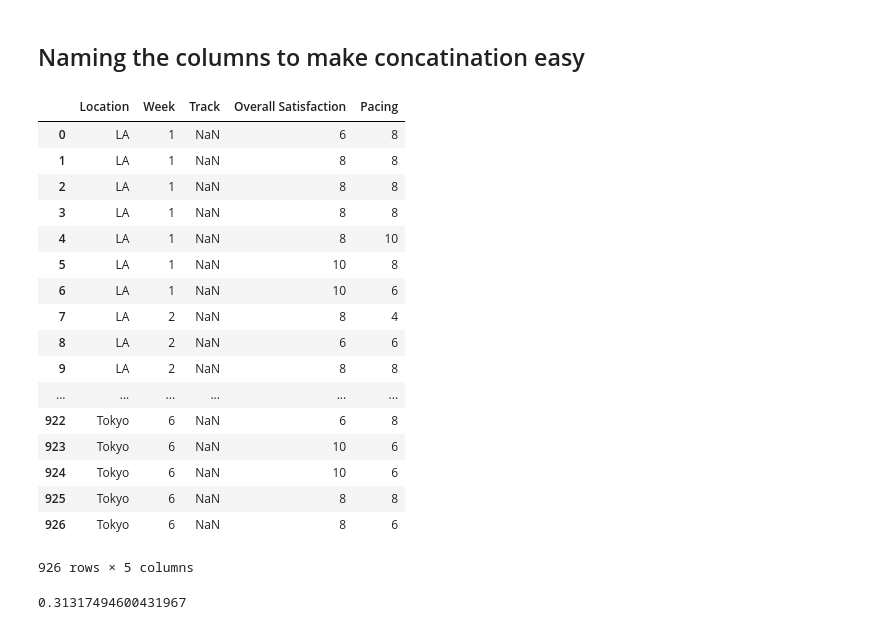
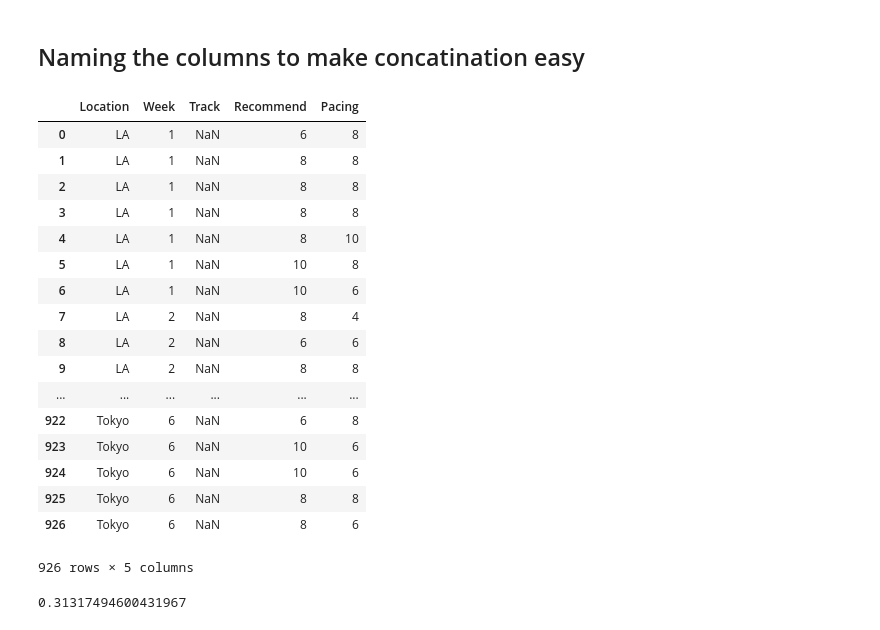
Before and after one commit to Sukhrobjon/DS-1.1, a Jupyter notebook: summer_academy_NPS/second_data_2016.ipynb, the cells around one changed output. Saved outputs shown, nothing was run; the diff lists cells and outputs as text; code cells hidden in the pictures.

```diff
--- a/summer_academy_NPS/second_data_2016.ipynb
+++ b/summer_academy_NPS/second_data_2016.ipynb
@@ -146,10 +146,10 @@ See the caveats in the documentation: http://pandas.pydata.org/pandas-docs/stabl
 # %% [markdown]
 ## Naming the columns to make concatination easy
 # %%
-df.rename(columns = {"What track are you in?"":"Track", "Overall Satisfaction": "Recommend" }, inplace = True)
+df.rename(columns = {'What track are you in?':'Track', 'Overall Satisfaction':'Recommend'}, inplace = True)
 df
 # %% [output]
-|  | Location | Week | Track | Overall Satisfaction | Pacing |
+|  | Location | Week | Track | Recommend | Pacing |
 | 0 | LA | 1 | NaN | 6 | 8 |
 | 1 | LA | 1 | NaN | 8 | 8 |
 | 2 | LA | 1 | NaN | 8 | 8 |
```
